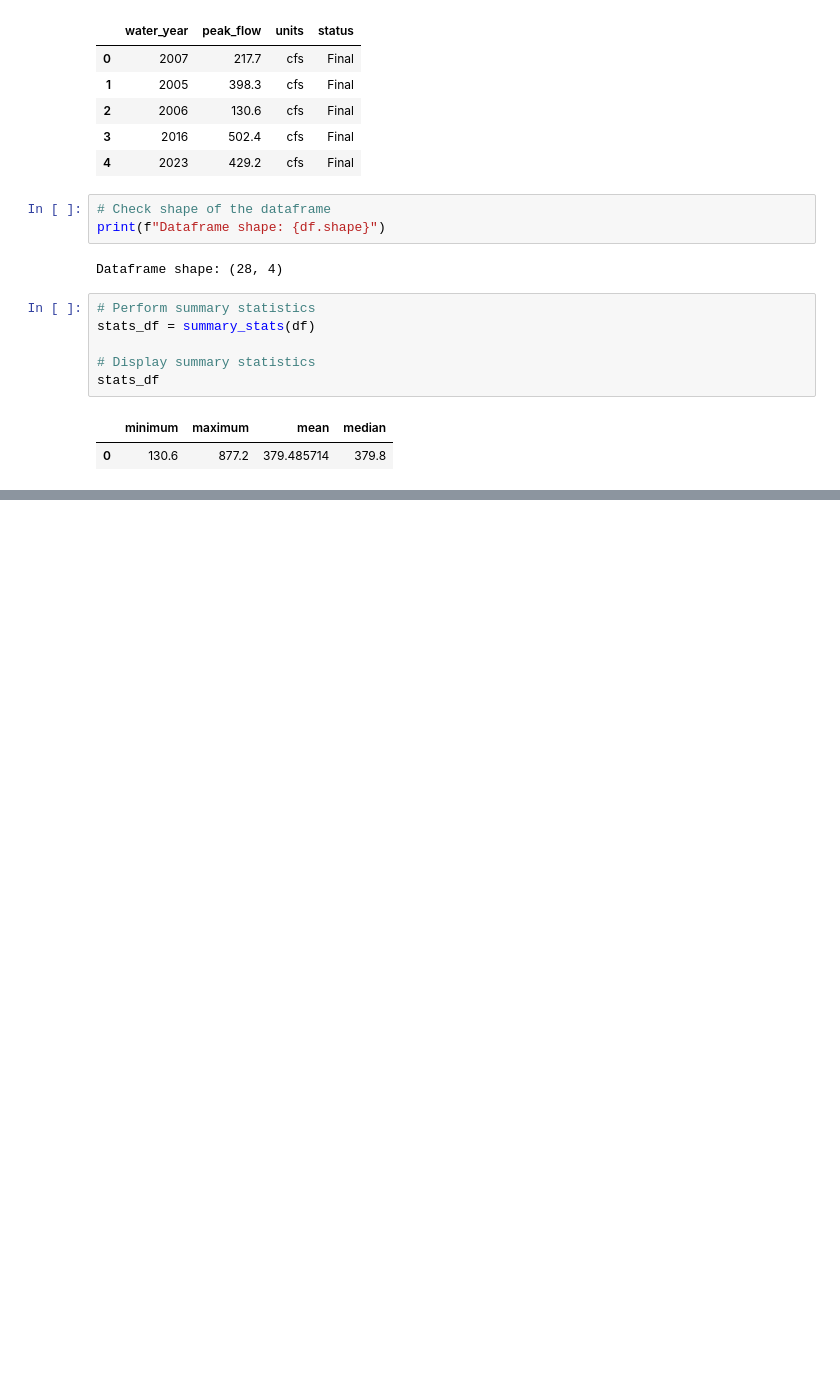
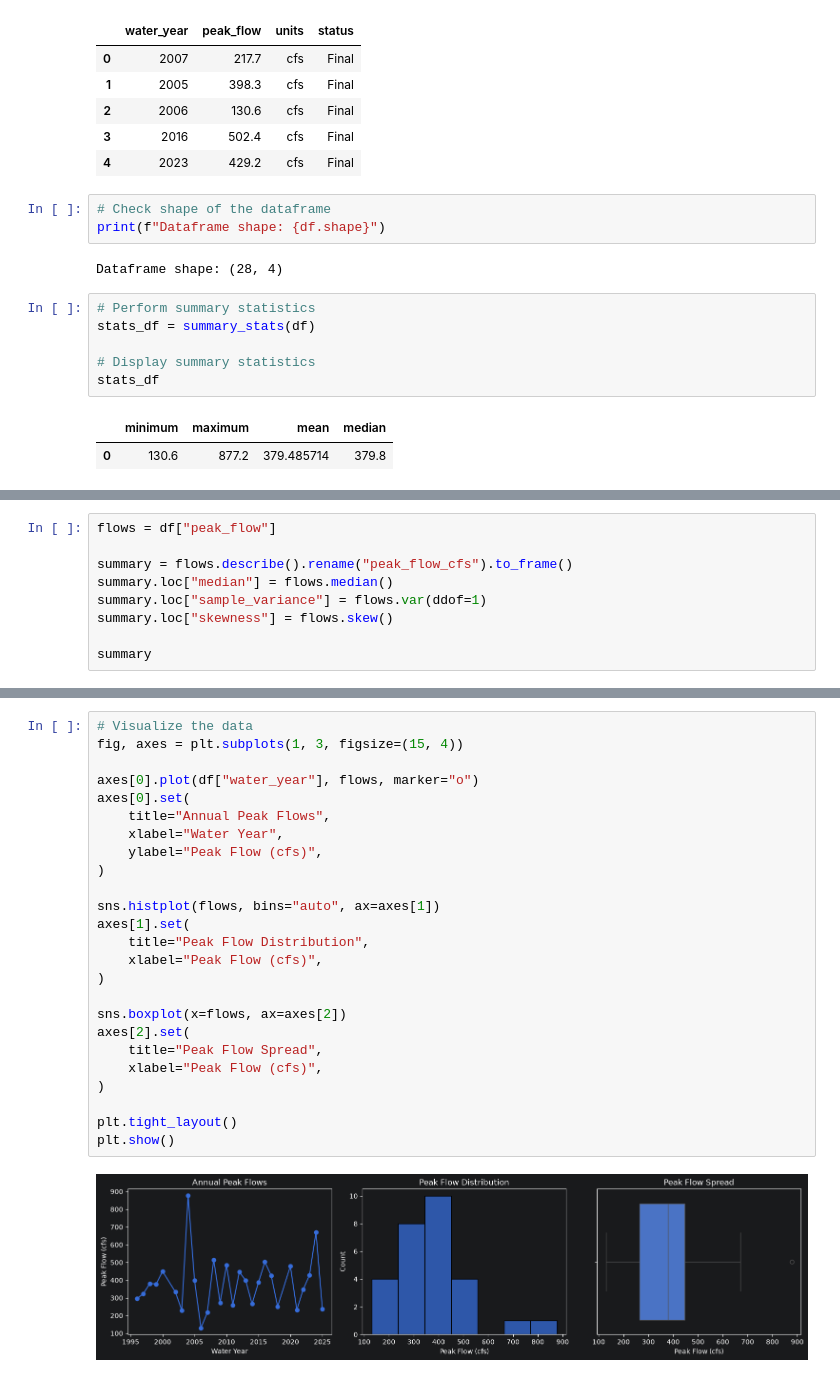
Before and after one commit to Brice-Dev-Lab/monte-carlo-practice-drills, a Jupyter notebook: notebooks/engineering/week_01/01_baseline_analysis.ipynb, the cells around one changed output, grey strips where cells are left out. Saved outputs shown, nothing was run; the diff lists cells and outputs as text; blank space fills up the shorter version.

```diff
--- a/notebooks/engineering/week_01/01_baseline_analysis.ipynb
+++ b/notebooks/engineering/week_01/01_baseline_analysis.ipynb
@@ -66,0 +113,9 @@ stats_df
+# %%
+flows = df["peak_flow"]
+
+summary = flows.describe().rename("peak_flow_cfs").to_frame()
+summary.loc["median"] = flows.median()
+summary.loc["sample_variance"] = flows.var(ddof=1)
+summary.loc["skewness"] = flows.skew()
+
+summary
@@ -66,0 +135,27 @@ stats_df
+# %%
+# Visualize the data
+fig, axes = plt.subplots(1, 3, figsize=(15, 4))
+
+axes[0].plot(df["water_year"], flows, marker="o")
+axes[0].set(
+    title="Annual Peak Flows",
+    xlabel="Water Year",
+    ylabel="Peak Flow (cfs)",
+)
+
+sns.histplot(flows, bins="auto", ax=axes[1])
+axes[1].set(
+    title="Peak Flow Distribution",
+    xlabel="Peak Flow (cfs)",
+)
+
+sns.boxplot(x=flows, ax=axes[2])
+axes[2].set(
+    title="Peak Flow Spread",
+    xlabel="Peak Flow (cfs)",
+)
+
+plt.tight_layout()
+plt.show()
+# %% [output]
+[figure, added]
```
Also changed, not shown: parts of 2 cells of this notebook.
